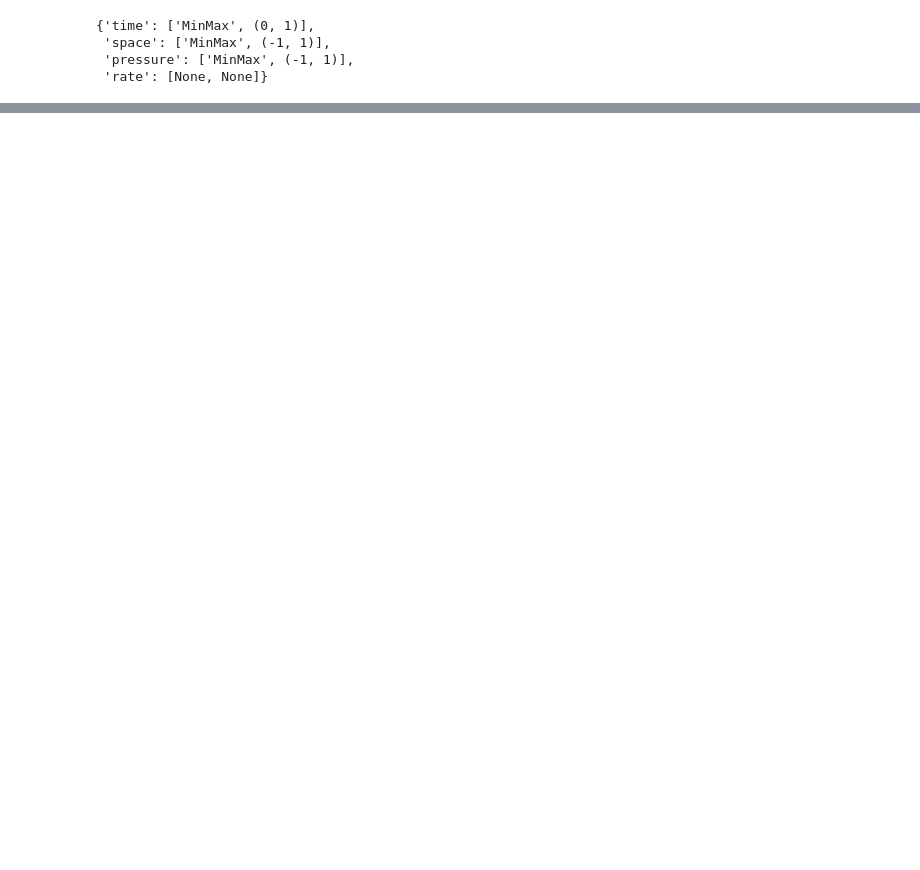
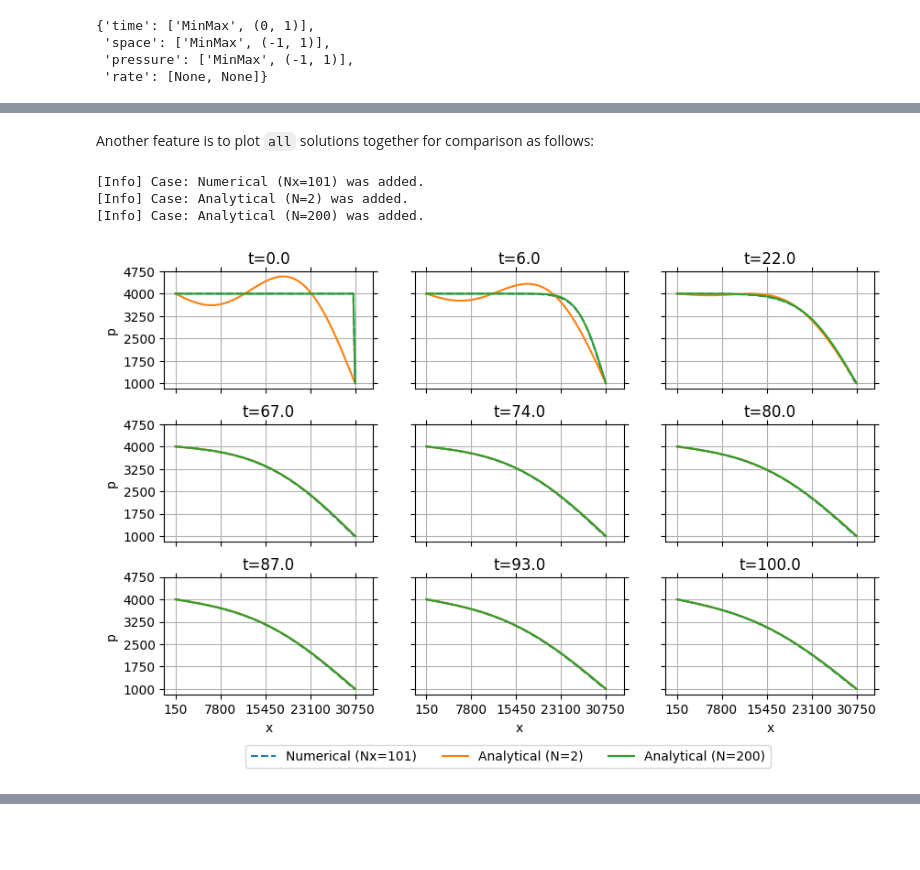
Before and after one commit to hiesabx/reservoirflow, a Jupyter notebook: docs/source/user_guide/tutorials/tutorial_different_solutions_1D1P.ipynb, the cells around one changed output, grey strips where cells are left out. Drawn from its saved outputs; the diff is of its cells as text; code cells hidden in the pictures; blank space fills up the shorter version.

```diff
--- a/docs/source/user_guide/tutorials/tutorial_different_solutions_1D1P.ipynb
+++ b/docs/source/user_guide/tutorials/tutorial_different_solutions_1D1P.ipynb
@@ -345,0 +259,9 @@ model.plot_solutions(
+# %% [markdown]
+Another feature is to plot `all` solutions together for comparison as follows:
+# %%
+model.plot(solution="all")  # or model.plot_solutions()
+# %% [output]
+[Info] Case: Numerical (Nx=101) was added.
+[Info] Case: Analytical (N=2) was added.
+[Info] Case: Analytical (N=200) was added.
+[figure, added]
```
Also changed, not shown: parts of 51 cells of this notebook, 3 other files.
